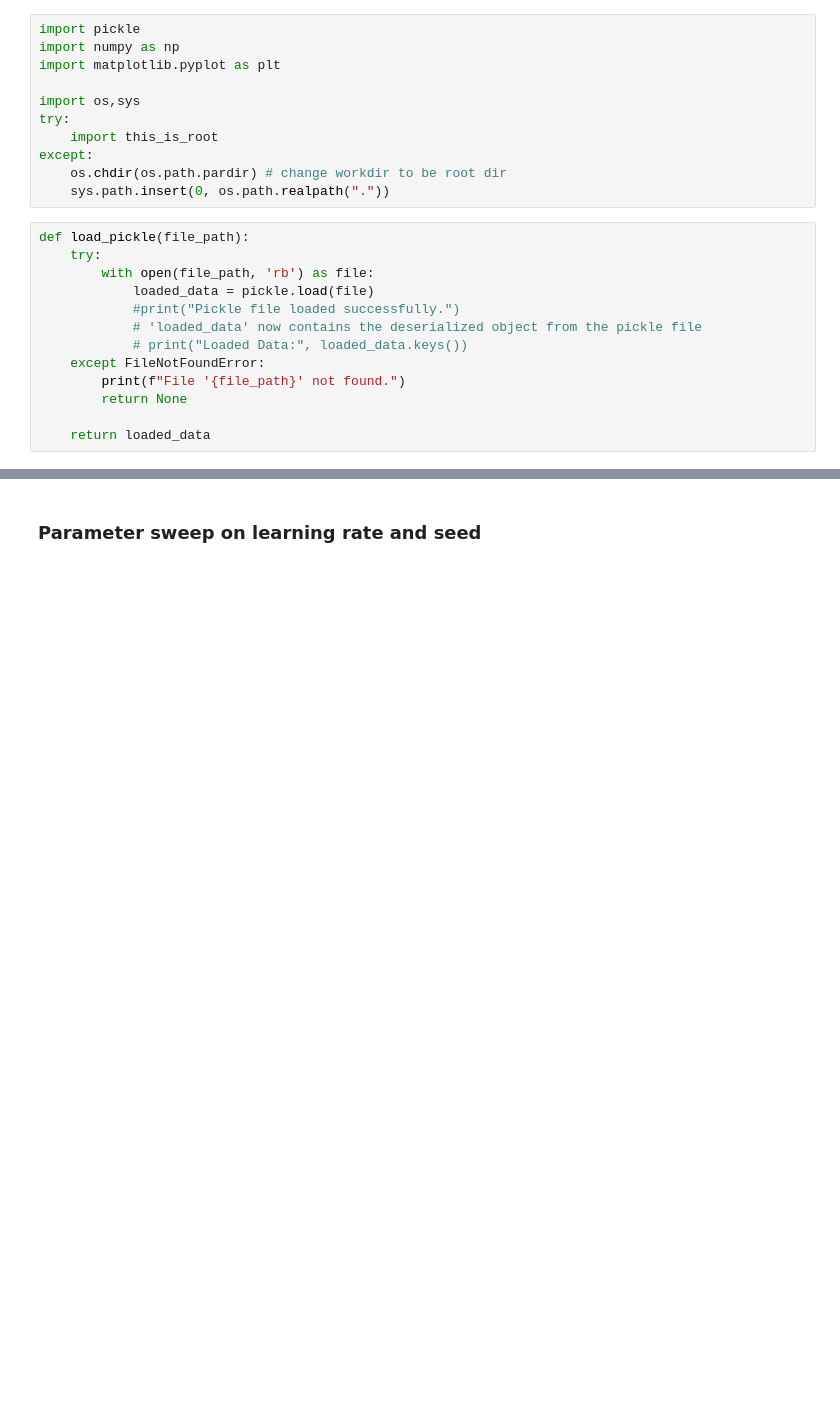
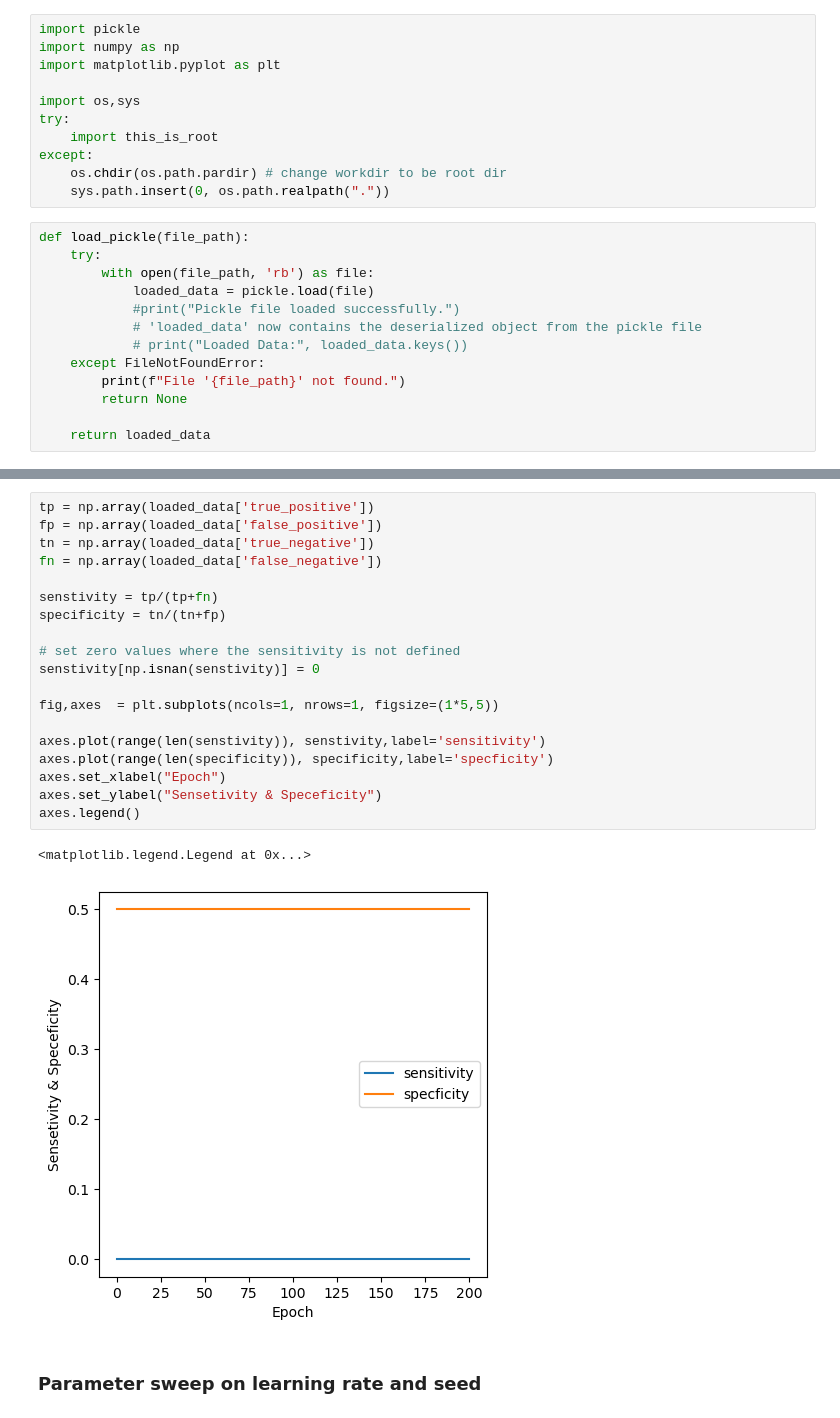
Before and after one commit to LiorAvrahami/smfish_spot_detection, a Jupyter notebook: neural_network/monitor_network_progress.ipynb, the cells around one changed output, grey strips where cells are left out. Cells and saved outputs as stored; diff of their text form; blank space fills up the shorter version.

```diff
--- a/neural_network/monitor_network_progress.ipynb
+++ b/neural_network/monitor_network_progress.ipynb
@@ -46,3 +54,25 @@ plt.show()
+# %%
+tp = np.array(loaded_data['true_positive'])
+fp = np.array(loaded_data['false_positive'])
+tn = np.array(loaded_data['true_negative'])
+fn = np.array(loaded_data['false_negative'])
+
+senstivity = tp/(tp+fn)
+specificity = tn/(tn+fp)
+
+# set zero values where the sensitivity is not defined
+senstivity[np.isnan(senstivity)] = 0
+
+fig,axes  = plt.subplots(ncols=1, nrows=1, figsize=(1*5,5))
+
+axes.plot(range(len(senstivity)), senstivity,label='sensitivity')
+axes.plot(range(len(specificity)), specificity,label='specficity')
+axes.set_xlabel("Epoch")
+axes.set_ylabel("Sensetivity & Speceficity")
+axes.legend()
+# %% [output]
+<matplotlib.legend.Legend at 0x...>
+[figure, added]
 # %% [markdown]
 ### Parameter sweep on learning rate and seed
 # %%
```
Also changed, not shown: parts of 8 cells of this notebook, 2 other files.
